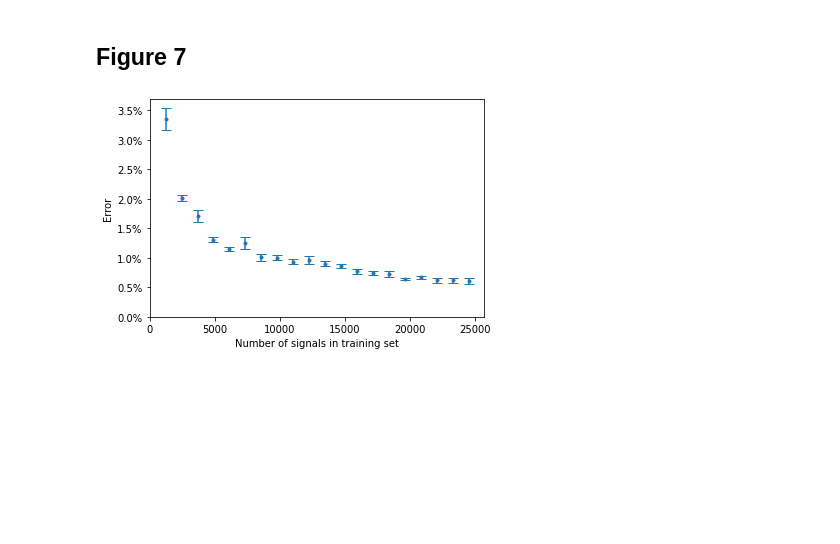
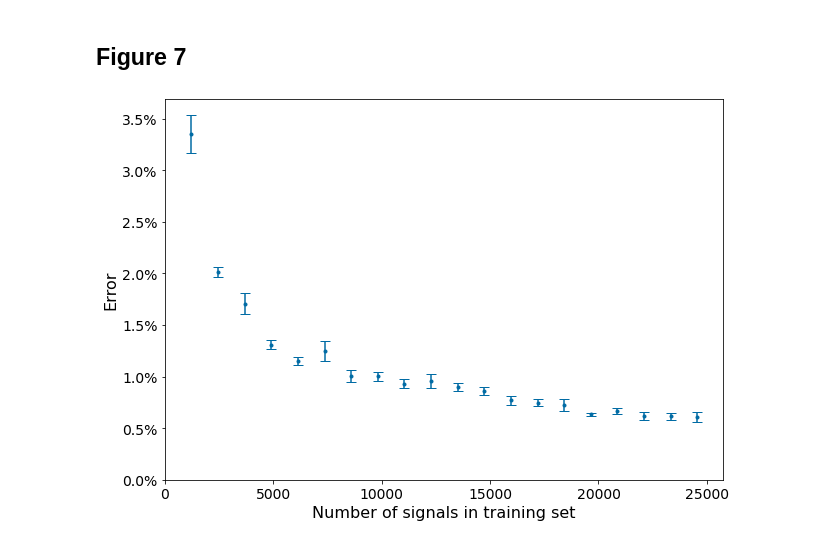
Before and after one commit to christianhbye/21cmVAE, a Jupyter notebook: RESULTS/Figures_Tables.ipynb, the cells around one changed output. Saved outputs shown, nothing was run; the diff lists cells and outputs as text; code cells hidden in the pictures; blank space fills up the shorter version.

```diff
--- a/RESULTS/Figures_Tables.ipynb
+++ b/RESULTS/Figures_Tables.ipynb
@@ -423,15 +423,16 @@ test_loss_avg = np.mean(test_loss, axis=1)
 test_loss_std = np.std(test_loss, axis=1)
 test_loss_err = test_loss_std/np.sqrt(runs_per_frac)
 # %%
-plt.figure()
+plt.figure(figsize=(10, 7))
 plt.errorbar(frac_values*total_train_set, test_loss_avg, yerr=test_loss_err, fmt='.', capsize=5)
-plt.xlabel('Number of signals in training set')
-plt.ylabel('Error')
+plt.xlabel('Number of signals in training set', fontsize=16)
+plt.ylabel('Error', fontsize=16)
 plt.ylim(0)
 plt.xlim(0)
 yt = np.arange(0, 4, 0.5)
-plt.yticks(yt, [str(t) + '%' for t in yt])
+plt.yticks(yt, [str(t) + '%' for t in yt], fontsize=14)
 plt.xticks(fontsize=14)
+plt.savefig('PLOTS/fig7.eps')
 plt.show()
 # %% [output]
-[figure, old version]
+[figure, new version]
```
